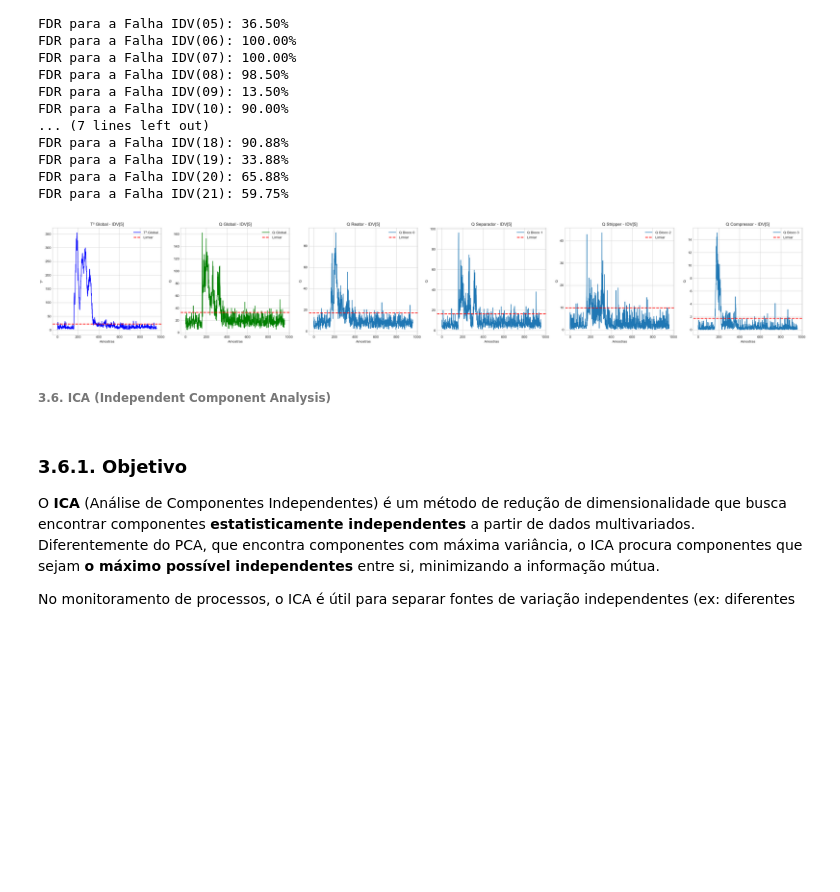
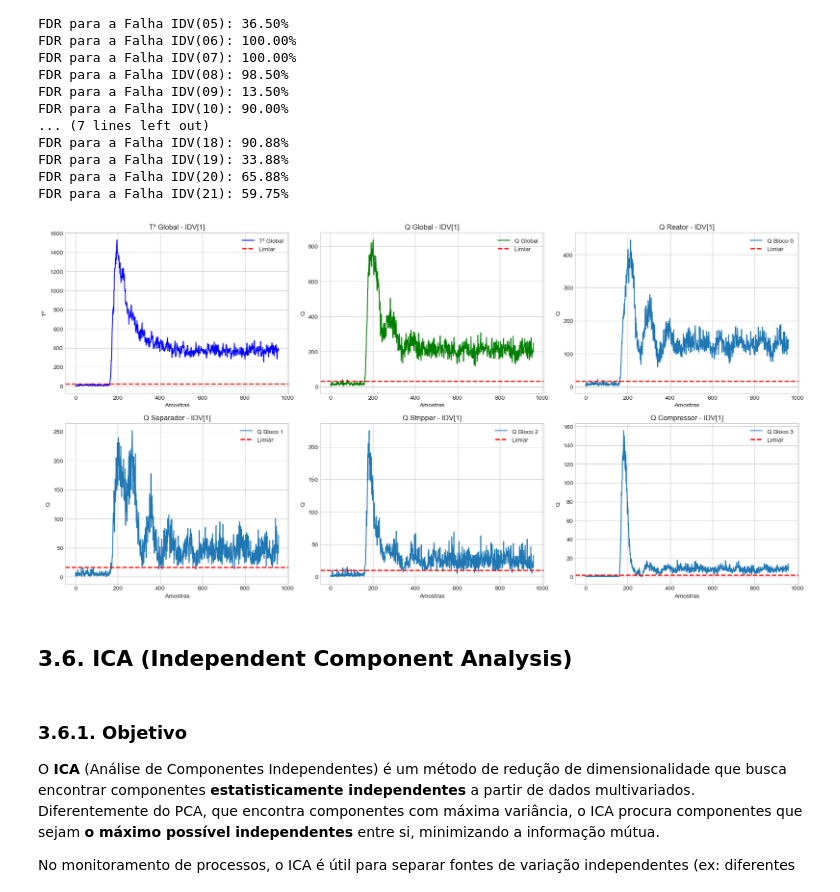
Before and after one commit to SauloJose/SistemasInteligentes2026, a Jupyter notebook: Atividade 3 - Identificação de Falhas/DiagnosticoProblema.ipynb, the cells around one changed output. Drawn from its saved outputs; the diff is of its cells as text; code cells hidden in the pictures; blank space fills up the shorter version.

```diff
--- a/Atividade 3 - Identificação de Falhas/DiagnosticoProblema.ipynb
+++ b/Atividade 3 - Identificação de Falhas/DiagnosticoProblema.ipynb
@@ -1797,11 +1817,11 @@ FDR para a Falha IDV(19): 33.88%
 FDR para a Falha IDV(20): 65.88%
 FDR para a Falha IDV(21): 59.75%
 # %%
-mpls_monitor.plot_statistics(T2_for_fault_mpls, Q_for_fault_mpls, Q_blocks_for_fault_mpls, id=5)
+mpls_monitor.plot_statistics(T2_for_fault_mpls, Q_for_fault_mpls, Q_blocks_for_fault_mpls, id=1)
 # %% [output]
-[figure, old version]
+[figure, new version]
 # %% [markdown]
-###### 3.6. ICA (Independent Component Analysis)
+## 3.6. ICA (Independent Component Analysis)
 # %% [markdown]
 ### 3.6.1. Objetivo
 
```
Also changed, not shown: parts of 2 cells of this notebook, 8 other files.
